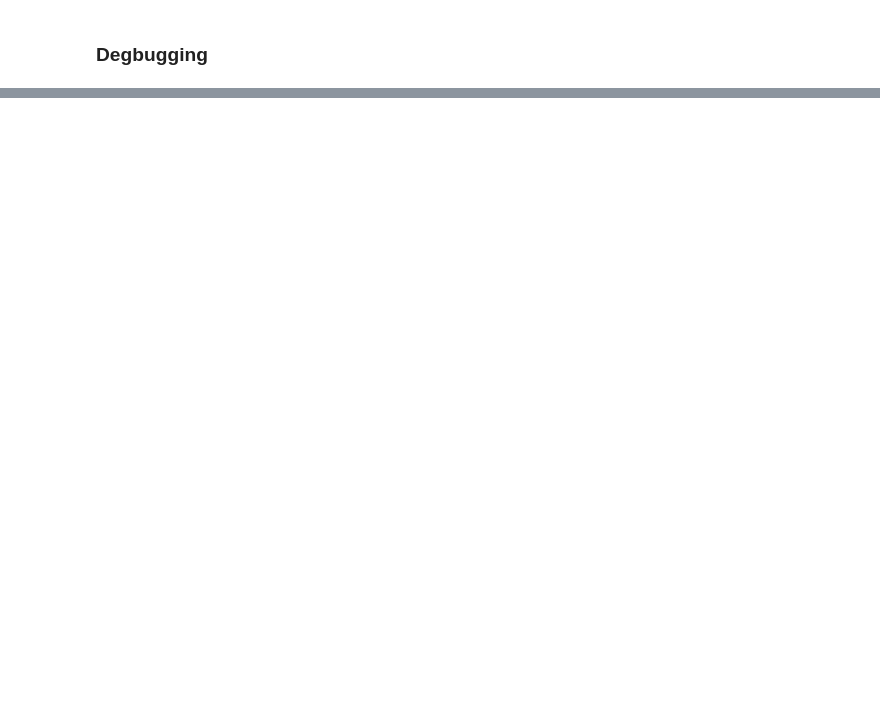
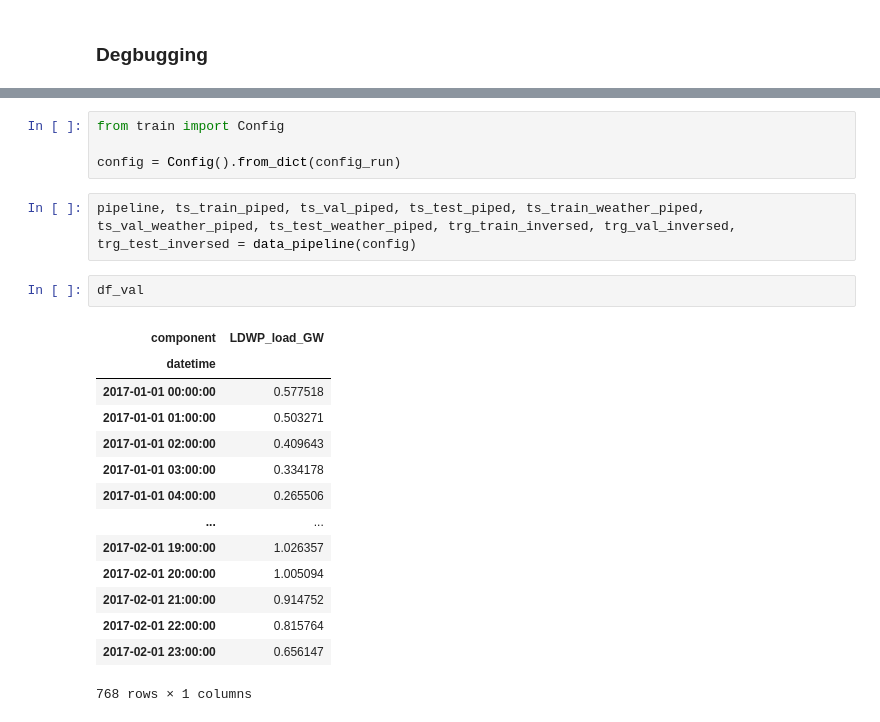
Before and after one commit to NikolausHouben/City-Scale-Electricity-Use-Prediction, a Jupyter notebook: bin/tuning.ipynb, the cells around one changed output, grey strips where cells are left out. Drawn from its saved outputs; the diff is of its cells as text; blank space fills up the shorter version.

```diff
--- a/bin/tuning.ipynb
+++ b/bin/tuning.ipynb
@@ -139,0 +143,23 @@ Waiting for W&B process to finish... (success).
+# %%
+from train import Config
+
+config = Config().from_dict(config_run)
+# %%
+pipeline, ts_train_piped, ts_val_piped, ts_test_piped, ts_train_weather_piped, ts_val_weather_piped, ts_test_weather_piped, trg_train_inversed, trg_val_inversed, trg_test_inversed = data_pipeline(config)
+# %%
+df_val
+# %% [output]
+| component | LDWP_load_GW |
+| datetime |  |
+| 2017-01-01 00:00:00 | 0.577518 |
+| 2017-01-01 01:00:00 | 0.503271 |
+| 2017-01-01 02:00:00 | 0.409643 |
+| 2017-01-01 03:00:00 | 0.334178 |
+| 2017-01-01 04:00:00 | 0.265506 |
+| ... | ... |
+| 2017-02-01 19:00:00 | 1.026357 |
+| 2017-02-01 20:00:00 | 1.005094 |
+| 2017-02-01 21:00:00 | 0.914752 |
+| 2017-02-01 22:00:00 | 0.815764 |
+| 2017-02-01 23:00:00 | 0.656147 |
+768 rows × 1 columns
```
Also changed, not shown: parts of 9 cells of this notebook.
